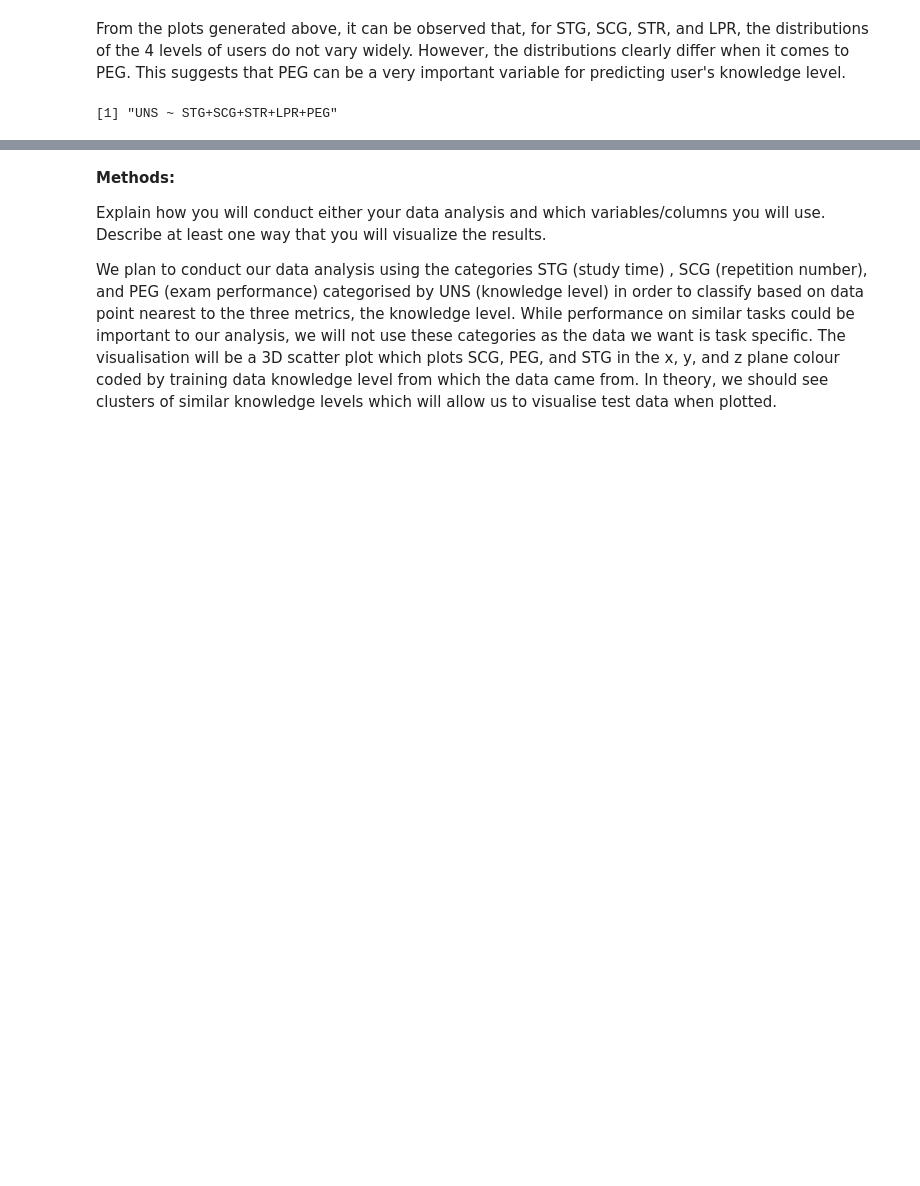
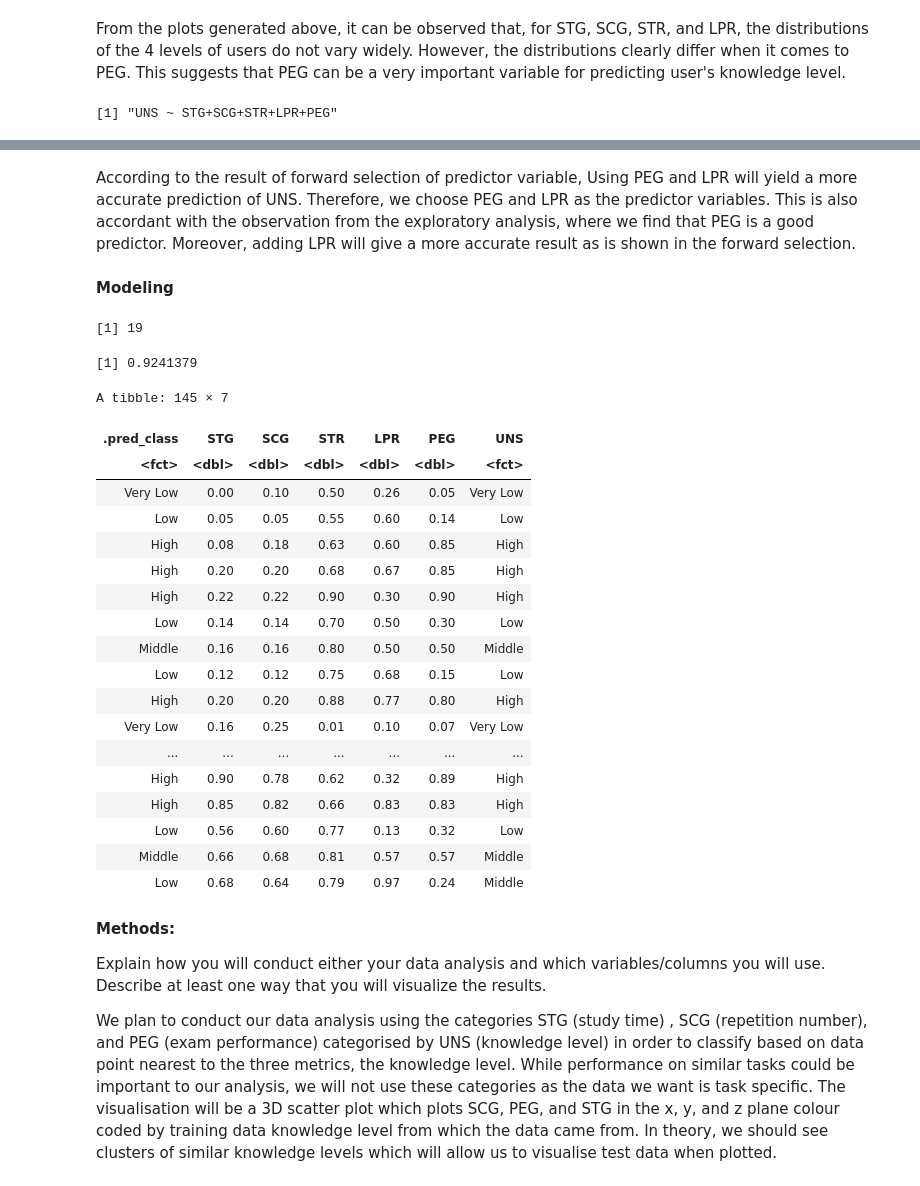
Before and after one commit to yingquanw/DSCI100-Project, a Jupyter notebook: project.ipynb, the cells around one changed output, grey strips where cells are left out. Saved outputs shown, nothing was run; the diff lists cells and outputs as text; code cells hidden in the pictures; blank space fills up the shorter version.

Commit message:
best k & knn_accuracy

```diff
--- a/project.ipynb
+++ b/project.ipynb
@@ -315,0 +334,4 @@ A tibble: 5 × 3
+# %% [markdown]
+According to the result of forward selection of predictor variable, Using PEG and LPR will yield a more accurate prediction of UNS. Therefore, we choose PEG and LPR as the predictor variables. This is also accordant with the observation from the exploratory analysis, where we find that PEG is a good predictor. Moreover, adding LPR will give a more accurate result as is shown in the forward selection.
+# %% [markdown]
+**Modeling**
@@ -316,3 +351,68 @@ A tibble: 5 × 3
+# %%
+# Tune the model to find the best k (number of neighbours)
+user_vfold <- vfold_cv(user_training, v = 5, strata = UNS)
+
+gridvals <- tibble(neighbors = seq(from = 1, to = 20))
+
+knn_fit <- knn_workflow %>%
+        tune_grid(resamples = user_vfold, grid = gridvals)
+
+knn_results <- knn_fit %>%
+        collect_metrics()
+
+k_best <- knn_results %>%
+        filter(.metric == "accuracy") %>%
+        arrange(mean) %>%
+        slice(1) %>%
+        pull(neighbors)
+
+k_best
+# %% [output]
+[1] 19
+# %%
+# The model with the best k
+knn_best_spec <- nearest_neighbor(weight_func = "rectangular", neighbors = k_best) %>%
+          set_engine("kknn") %>%
+          set_mode("classification")
+
+knn_best_fit <- workflow() %>%
+          add_recipe(knn_recipe) %>%
+          add_model(knn_best_spec) %>%
+          fit(data = user_training)
+
+knn_accuracy <- knn_best_fit %>%
+            predict(user_testing) %>%
+            bind_cols(user_testing)
+
+knn_accuracy$.pred_class <- factor(knn_accuracy$.pred_class, levels = c("Very Low", "Low", "High", "Middle"))
+
+knn_accuracy %>% metrics(truth = UNS, estimate = .pred_class) %>%
+            filter(.metric == "accuracy") %>%
+            select(.estimate) %>%
+            pull()
+
+knn_accuracy
+# %% [output]
+[1] 0.9241379
+A tibble: 145 × 7
+| .pred_class | STG | SCG | STR | LPR | PEG | UNS |
+| <fct> | <dbl> | <dbl> | <dbl> | <dbl> | <dbl> | <fct> |
+| Very Low | 0.00 | 0.10 | 0.50 | 0.26 | 0.05 | Very Low |
+| Low | 0.05 | 0.05 | 0.55 | 0.60 | 0.14 | Low |
+| High | 0.08 | 0.18 | 0.63 | 0.60 | 0.85 | High |
+| High | 0.20 | 0.20 | 0.68 | 0.67 | 0.85 | High |
+| High | 0.22 | 0.22 | 0.90 | 0.30 | 0.90 | High |
+| Low | 0.14 | 0.14 | 0.70 | 0.50 | 0.30 | Low |
+| Middle | 0.16 | 0.16 | 0.80 | 0.50 | 0.50 | Middle |
+| Low | 0.12 | 0.12 | 0.75 | 0.68 | 0.15 | Low |
+| High | 0.20 | 0.20 | 0.88 | 0.77 | 0.80 | High |
+| Very Low | 0.16 | 0.25 | 0.01 | 0.10 | 0.07 | Very Low |
+| ... | ... | ... | ... | ... | ... | ... |
+| High | 0.90 | 0.78 | 0.62 | 0.32 | 0.89 | High |
+| High | 0.85 | 0.82 | 0.66 | 0.83 | 0.83 | High |
+| Low | 0.56 | 0.60 | 0.77 | 0.13 | 0.32 | Low |
+| Middle | 0.66 | 0.68 | 0.81 | 0.57 | 0.57 | Middle |
+| Low | 0.68 | 0.64 | 0.79 | 0.97 | 0.24 | Middle |
 # %% [markdown]
 <strong>Methods:</strong>
 
```
Also changed, not shown: parts of 4 cells of this notebook.
